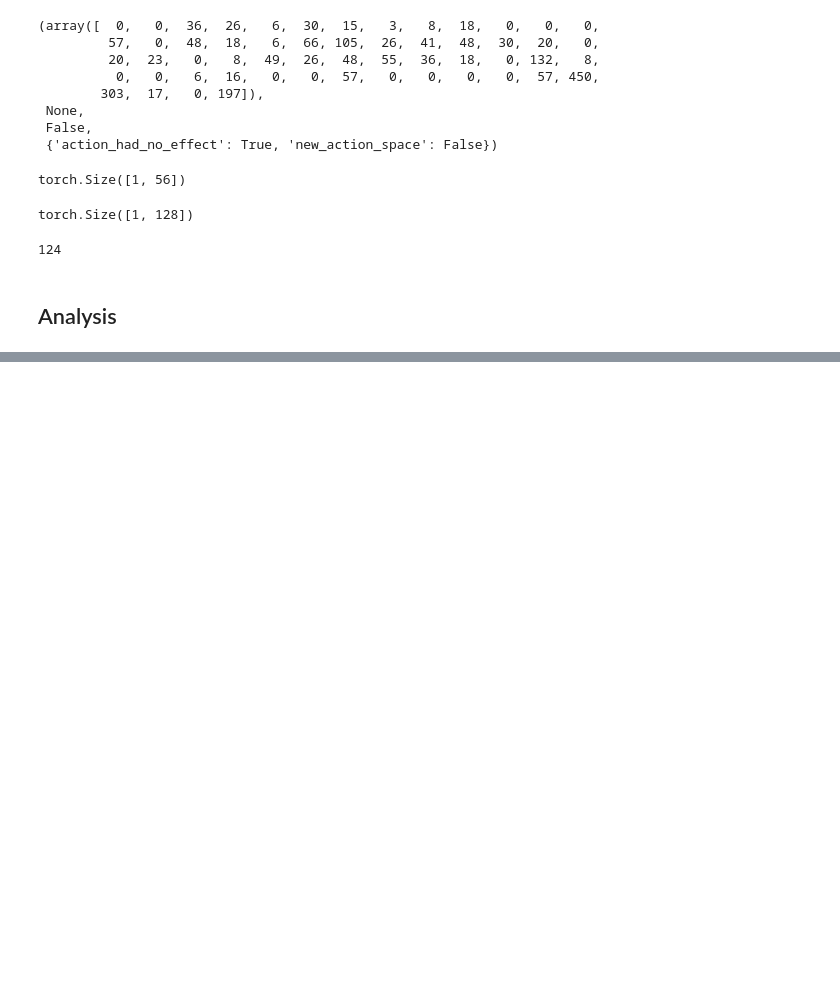
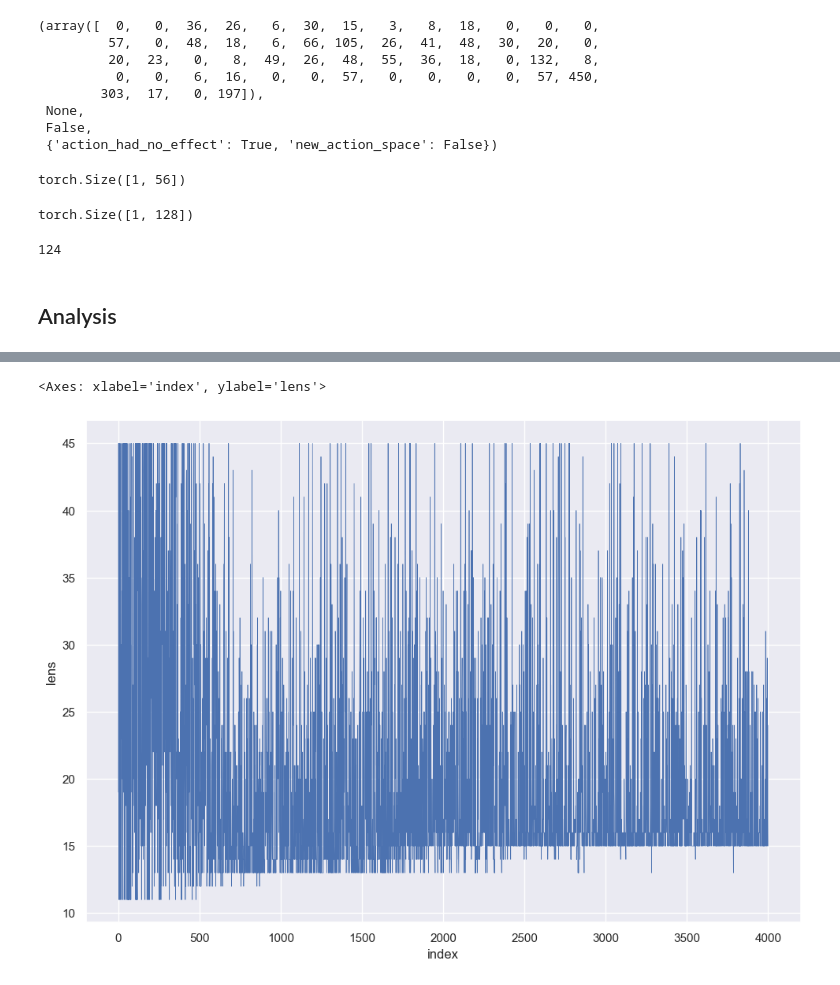
Before and after one commit to oliverc1623/CSE211-Final-Project, a Jupyter notebook: scraps.ipynb, the cells around one changed output, grey strips where cells are left out. Drawn from its saved outputs; the diff is of its cells as text; code cells hidden in the pictures; blank space fills up the shorter version.

```diff
--- a/scraps.ipynb
+++ b/scraps.ipynb
@@ -163,0 +169,22 @@ sns.lineplot(data=df,x='episode',y='score',linewidth=.5)
+# %%
+seqs = pd.DataFrame(df['action-sequence']).reset_index()
+seqs['action-sequence'] = [eval(x) for x in df['action-sequence']]
+lens = [len(x) for x in seqs['action-sequence']]
+action_map = {}
+for i in range(124):
+    action_map[i] = env.action_space.to_string(i)
+
+actions = []
+for indx, (i, s) in seqs.iterrows():
+    seq_actions = []
+    for a in s:
+        astring = action_map[a]
+        seq_actions.append(astring)
+    actions.append(seq_actions)
+
+seqs['lens'] = lens
+seqs['actions'] = actions
+sns.lineplot(data=seqs, x="index",y='lens',linewidth=.5)
+# %% [output]
+<Axes: xlabel='index', ylabel='lens'>
+[figure, added]
```
Also changed, not shown: parts of 12 cells of this notebook.
